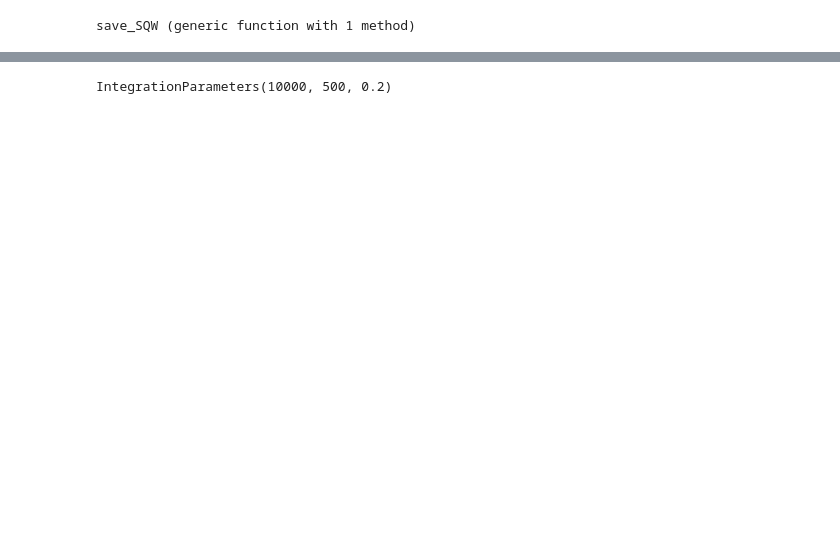
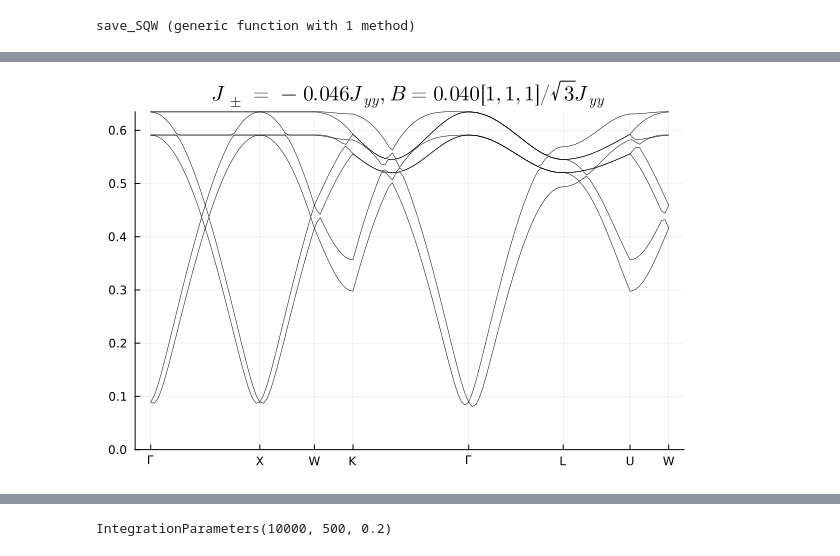
Before and after one commit to Spuriosity1/qsi-spinon-gmft, a Jupyter notebook: spinon-Julia.ipynb, the cells around one changed output, grey strips where cells are left out. Saved outputs shown, nothing was run; the diff lists cells and outputs as text; code cells hidden in the pictures; blank space fills up the shorter version.

```diff
--- a/spinon-Julia.ipynb
+++ b/spinon-Julia.ipynb
@@ -335,0 +126,6 @@ LoadError: UndefVarError: `norm` not defined
+# %%
+# 0-flux + [111] magnetic field
+dict_sim_0 = map(
+    b->SimulationParameters("0flux_Des", A=A_dict["0flux"], Jpm=-0.046, B=b*ones(3)/√3, nsample=1000, kappa=2.0),
+    [0,0.01,0.02,0.03,0.04,0.05]
+    )
@@ -335,0 +169,12 @@ LoadError: UndefVarError: `norm` not defined
+# %%
+plot_spinons(dict_sim_0[5])
+plot!()
+# E = reduce(vcat, map(k-> spinon_dispersion(k, sim)[1], path.K )')
+
+# plot(path.t,E)
+# xticks!(path.ticks_t, path.ticks_label)
+# title!(@sprintf("\$B \\propto [111], J_\\pm=%.3fJ_{yy}, |B|=%.3fJ_{yy}\$",sim.Jpm,norm(sim.B))  )
+# savefig(@sprintf("figures/0flux?B111?J_pm=%.3f?B=%.3f.pdf",sim.Jpm,norm(sim.B))  )
+# ylims!(0.,maximum(E))
+# %% [output]
+[figure, added]
```
Also changed, not shown: parts of 55 cells of this notebook, 54 other files.
